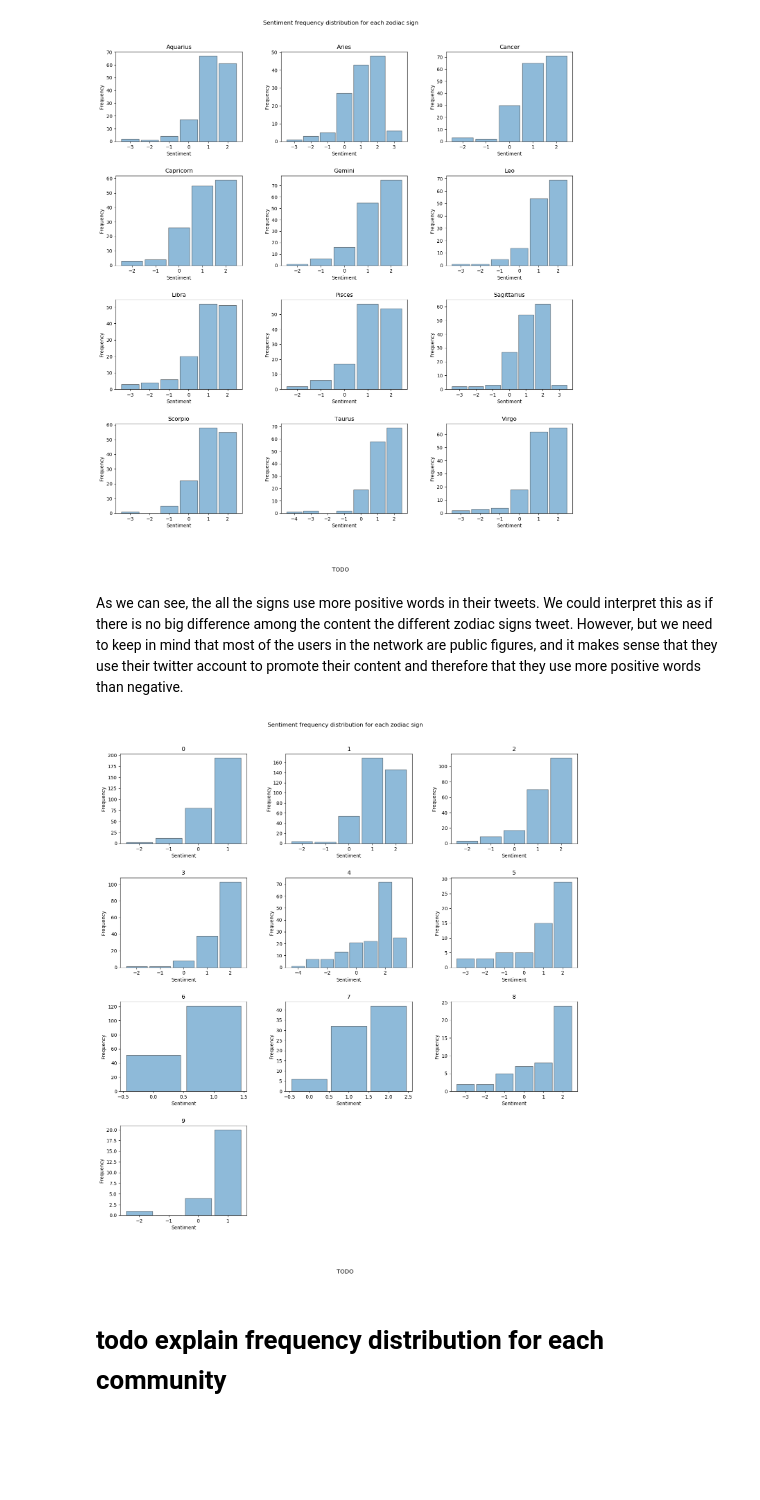
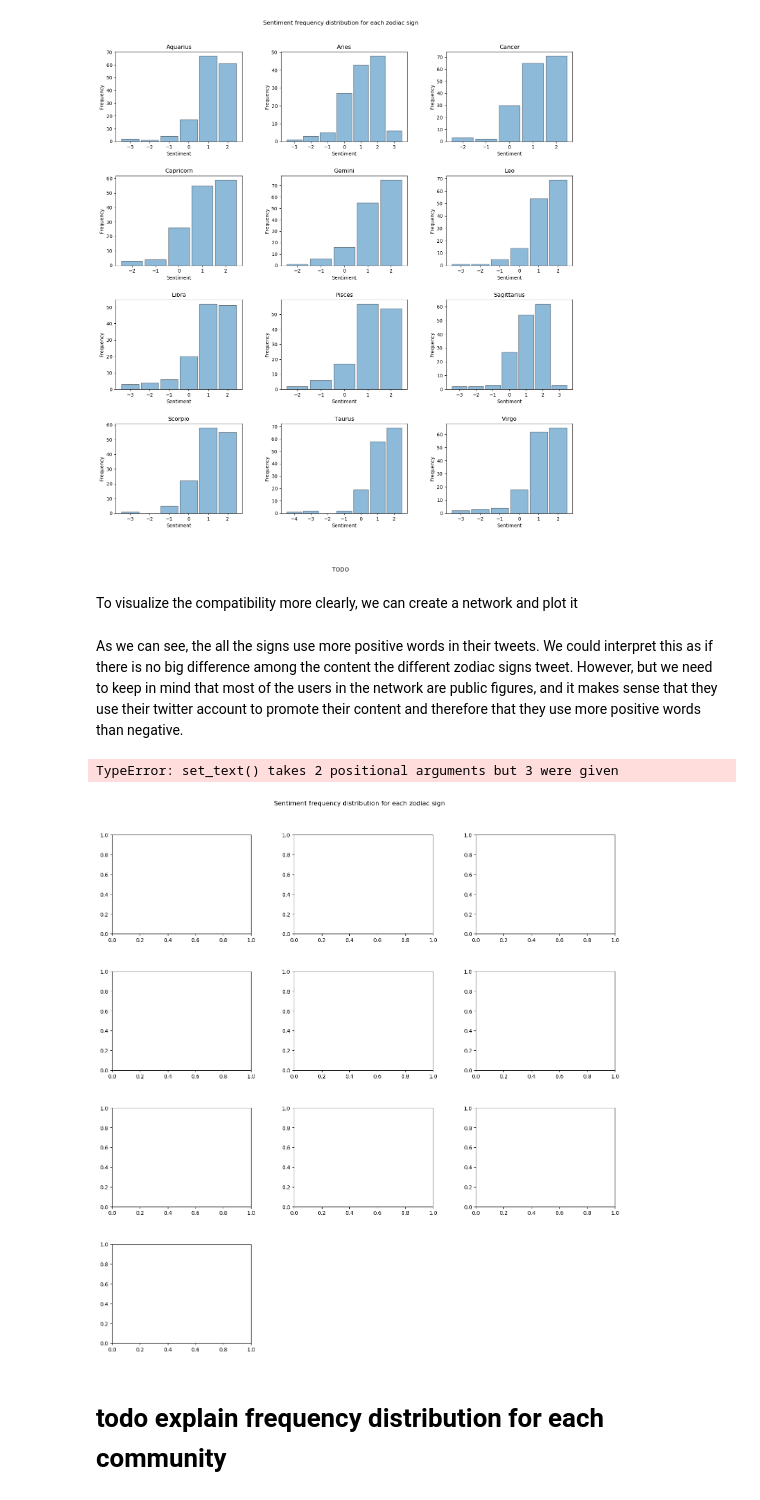
Before and after one commit to simoneengelbr/twitter_zodiac, a Jupyter notebook: Zodiac.ipynb, the cells around one changed output. Cells and saved outputs as stored; diff of their text form; code cells hidden in the pictures; blank space fills up the shorter version.

```diff
--- a/Zodiac.ipynb
+++ b/Zodiac.ipynb
@@ -356,13 +380,13 @@ for node in G.nodes():
 # %%
+# Edge analysis for each sign
+
 sign_out_degree = {}
 mean_sign_out_degree = {}
-std_sign_out_degree = {}
 out_sign_out_degree = {}
 
 for sign1 in ZODIAC_SIGNS:
         sign_out_degree[sign1] = {}
         mean_sign_out_degree[sign1] = {}
-        std_sign_out_degree[sign1] = {}
         out_sign_out_degree[sign1] = {}
         for sign2 in ZODIAC_SIGNS:
             sign_out_degree[sign1][sign2] = []
@@ -377,7 +401,6 @@ for node, val in out_degree_percentage.items():
 for sign1, val in sign_out_degree.items():
     for sign in ZODIAC_SIGNS:
         mean_sign_out_degree[sign1][sign] = np.mean(val[sign])
-        std_sign_out_degree[sign1][sign] = np.std(val[sign])
         out_sign_out_degree[sign1][sign] = val[sign]
 # %% [markdown]
 
@@ -612,26 +580,0 @@ plt.show()
-# %%
-# TODO explain this plot # TODO remove
-plt.figure(figsize = (16,10))
-
-# Create legend
-ax = plt.subplot(111)
-# Put a legend to the right of the current axis
-for element, mean in mean_element_out_degree.items():
-    plt.errorbar(list(mean.keys()), list(mean.values()), yerr=std_element_out_degree[element].values(), linewidth=1, fmt='o', capsize=7,  elinewidth=1, markersize=10, label = element, markeredgewidth=0.8, markeredgecolor='k', alpha=0.8)
-    #plt.plot(list(mean.keys()), list(mean.values()), 'o', markersize=8, color = color_legend_zodiac[sign1], label = sign1, markeredgewidth=0.8, markeredgecolor='k', alpha=0.8)
-
-ax.legend(loc='center left', bbox_to_anchor=(1, 0.5))
-
-plt.title("Average out-degree of each sign to each sign")
-plt.xlabel("Sign")
-plt.ylabel("Average out-degree percentage")
-plt.figtext(
-    0.5,
-    -0.05,
-    'Fig. TODO:',
-    wrap=True,
-    horizontalalignment='center',
-    fontsize=12
-)
-
-plt.show()
@@ -960,3 +897,10 @@ The astrology deffends that there are some signs that tend to be more outgoing o
 def print_popularity(popularity_list):
     for user, popularity in popularity_list:
         print("   {} ({})".format(user, popularity))
+
+# Define a function to add the followers of the most popular
+def add_popularity(popularity_list):
+    total = 0
+    for user, popularity in popularity_list:
+        total += popularity
+    return total
@@ -1004,7 +944,7 @@ The astrology deffends that there are some signs that tend to be more outgoing o
 # %%
 # Show the 3 most popular accounts in each zodiac
 zodiacs = nx.get_node_attributes(G, 'zodiac').items()
-
+sign_popularity = {}
 for sign in ZODIAC_SIGNS:
     user_popularity = {}
     same_sign = [k for k,v in zodiacs if v == sign]
@@ -1014,6 +954,7 @@ for sign in ZODIAC_SIGNS:
     sorted_user_popularity_zodiac = sorted(user_popularity.items(), key=lambda x: x[1], reverse=True)
     print(sign, ": ")
     print_popularity(sorted_user_popularity_zodiac[:3])
+    sign_popularity[sign] = add_popularity(sorted_user_popularity_zodiac[:3])
 # %% [output]
 Aquarius :
    @theellenshow (637)
@@ -1170,6 +1124,8 @@ plt.figtext(
 plt.show()
 # %% [output]
 [figure]
+# %% [markdown]
+To visualize the compatibility more clearly, we can create a network and plot it
 # %% [markdown]
 As we can see, the all the signs use more positive words in their tweets. We could interpret this as if there is no  big difference among the content the different zodiac signs tweet. However, but we need to keep in mind that most of the users in the network are public figures, and it makes sense that they use their twitter account to promote their content and therefore that they use more positive words than negative.
 # %%
@@ -1188,34 +1144,35 @@ p = 0.02
 # Sentiment frequency distribution for each community
 
 communities = partition.items()
 counts = Counter([value for key, value in communities])
 
 fig, subplots = plt.subplots(int(np.ceil(len(counts)/3)), 3, figsize=(15,15))
 subplots = subplots.flatten()
 fig.suptitle('Sentiment frequency distribution for each zodiac sign', y=1.01)
 fig.tight_layout(pad=5.0)
 
 # Hide empty axes
 subplots[-2].set_visible(False)
 subplots[-1].set_visible(False)
 
 for comm_index in range(len(counts)):
     bins = np.arange(int(np.nanmin(community_sentiments[comm_index])), int(np.nanmax(community_sentiments[comm_index])+1))-0.5
-    subplots[comm_index].title.set_text(comm_index)
+    subplots[comm_index].title.set_text("Community ", comm_index)
     subplots[comm_index].hist(community_sentiments[comm_index], bins=bins, alpha=0.5, label="in", histtype='bar', ec='black', rwidth=0.9)
     subplots[comm_index].set_ylabel('Frequency')
     subplots[comm_index].set_xlabel('Sentiment')
 
 plt.figtext(
         0.5,
         -0.05,
         'TODO',
         wrap=True,
         horizontalalignment='center',
         fontsize=12
 )
 plt.show()
 # %% [output]
+TypeError: set_text() takes 2 positional arguments but 3 were given
-[figure, old version]
+[figure, new version]
 # %% [markdown]
 # todo explain frequency distribution for each community
```
Also changed, not shown: parts of 58 cells of this notebook.
